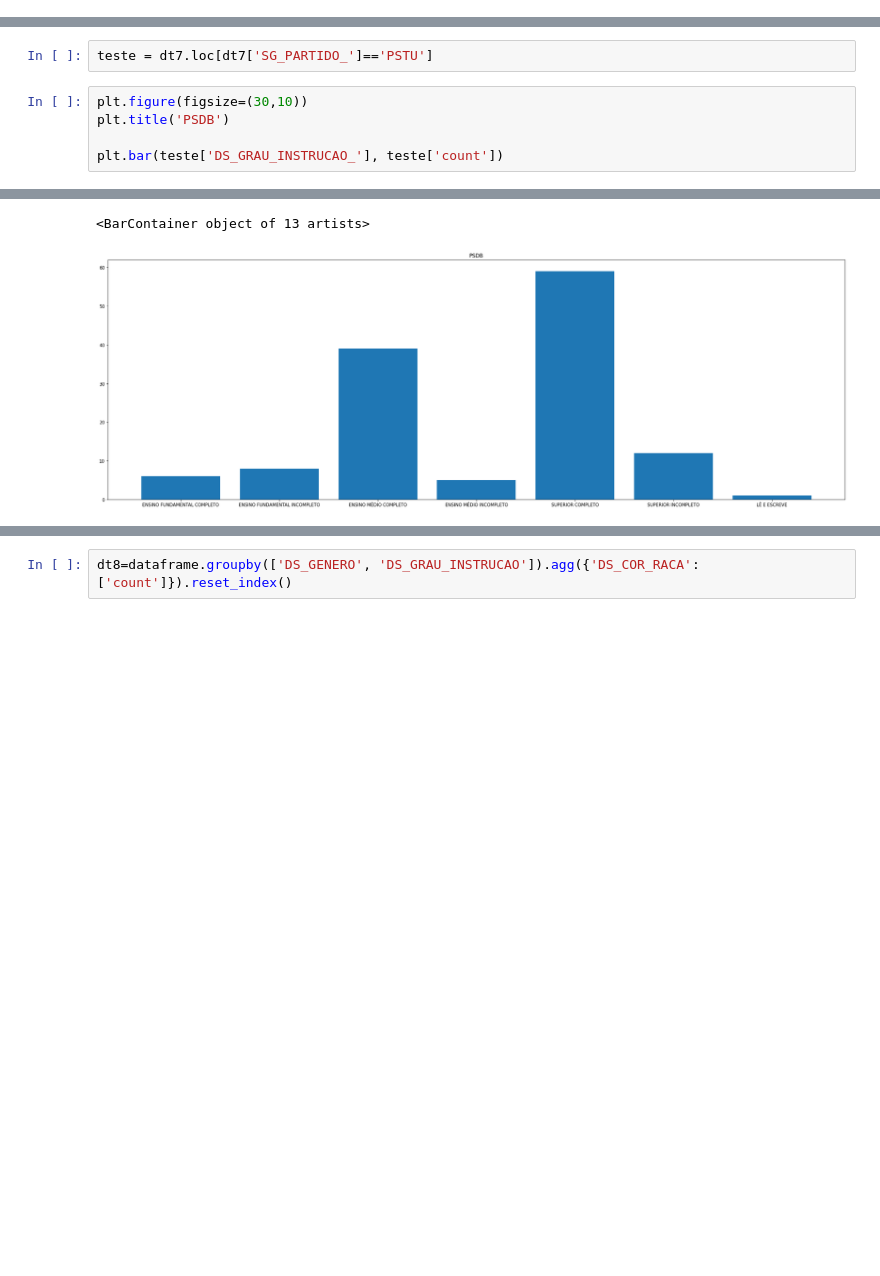
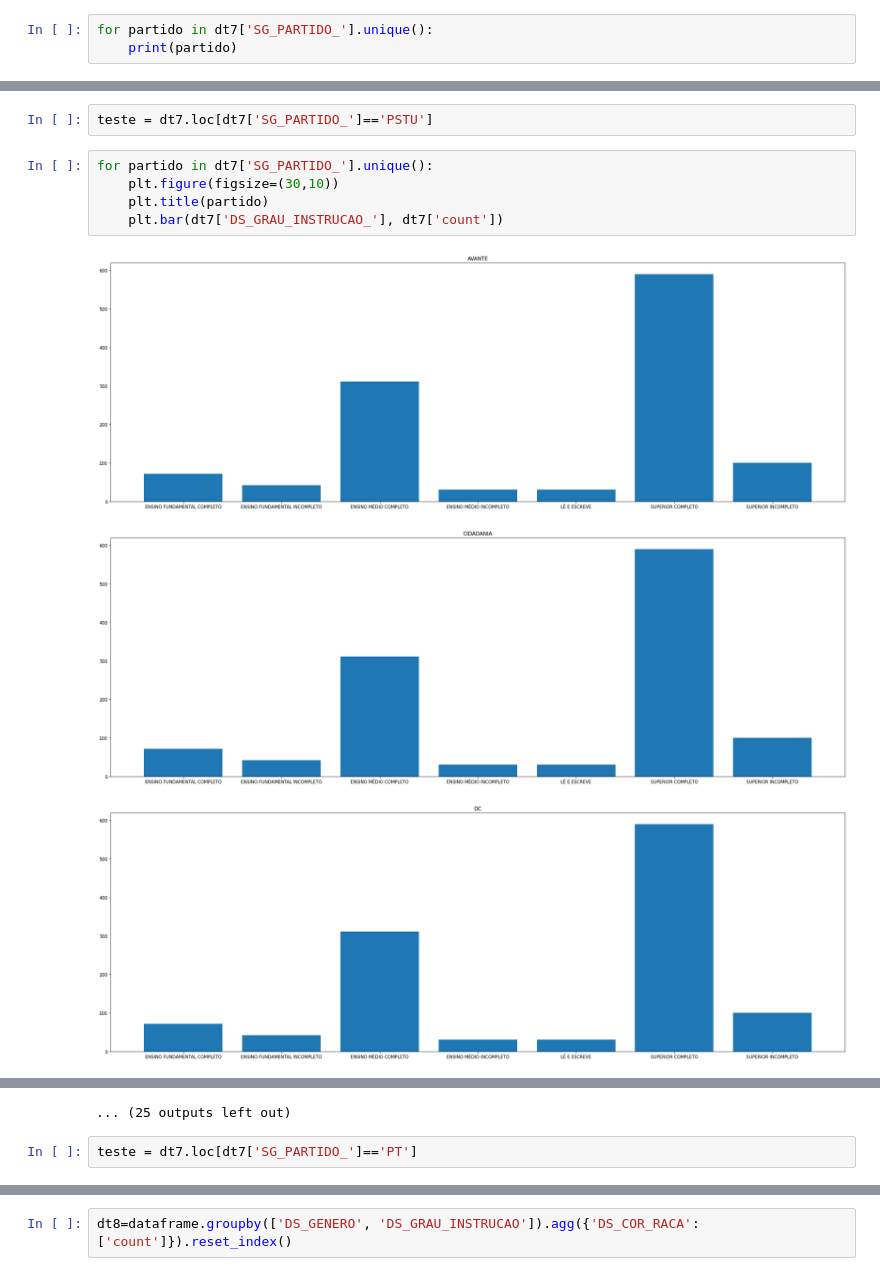
Before and after one commit to flaakira/Project--exercises, a Jupyter notebook: python/Brazil_elections_2018.ipynb, the cells around one changed output, grey strips where cells are left out. Drawn from its saved outputs; the diff is of its cells as text; blank space fills up the shorter version.

```diff
--- a/python/Brazil_elections_2018.ipynb
+++ b/python/Brazil_elections_2018.ipynb
@@ -479,3 +479,6 @@ array(['AVANTE', 'CIDADANIA', 'DC', 'DEM', 'MDB', 'NOVO', 'PATRIOTA',
        'PP', 'PPL', 'PPS', 'PR', 'PRB', 'PROS', 'PRP', 'PRTB', 'PSB',
        'PSC', 'PSD', 'PSDB', 'PSL', 'PSOL', 'PSTU', 'PT', 'PTB', 'PTC',
        'PV', 'REDE', 'SOLIDARIEDADE'], dtype=object)
+# %%
+for partido in dt7['SG_PARTIDO_'].unique():
+    print(partido)
@@ -482,8 +503,11 @@ array(['AVANTE', 'CIDADANIA', 'DC', 'DEM', 'MDB', 'NOVO', 'PATRIOTA',
 # %%
 teste = dt7.loc[dt7['SG_PARTIDO_']=='PSTU']
 # %%
-plt.figure(figsize=(30,10))
-plt.title('PSDB')
-
-plt.bar(teste['DS_GRAU_INSTRUCAO_'], teste['count'])
+for partido in dt7['SG_PARTIDO_'].unique():
+    plt.figure(figsize=(30,10))
+    plt.title(partido)
+    plt.bar(dt7['DS_GRAU_INSTRUCAO_'], dt7['count'])
 # %% [output]
+[figure, new version]
+[figure, added]
+[figure, added]
@@ -490,2 +523,3 @@ plt.bar(teste['DS_GRAU_INSTRUCAO_'], teste['count'])
-<BarContainer object of 13 artists>
+... (25 outputs left out)
-[figure, old version]
+# %%
+teste = dt7.loc[dt7['SG_PARTIDO_']=='PT']
```
Also changed, not shown: parts of 7 cells of this notebook.
